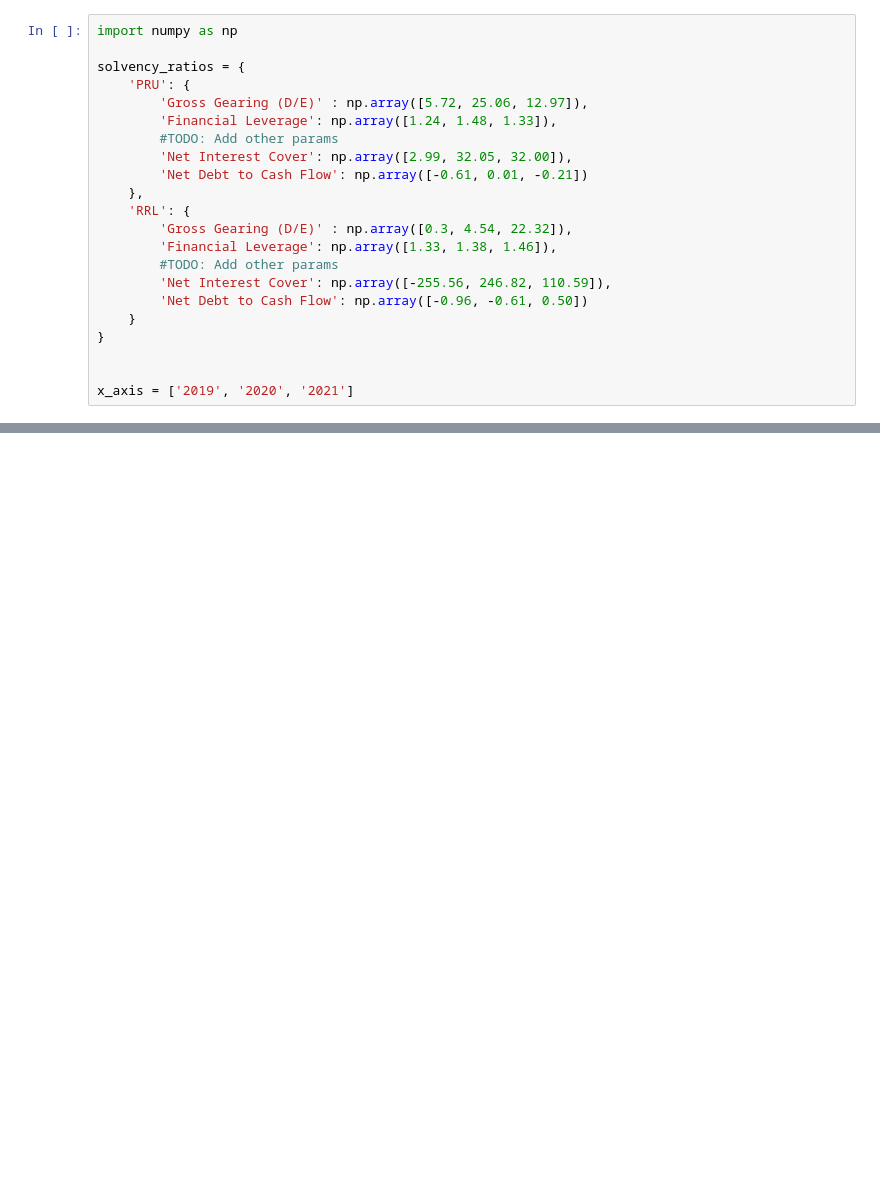
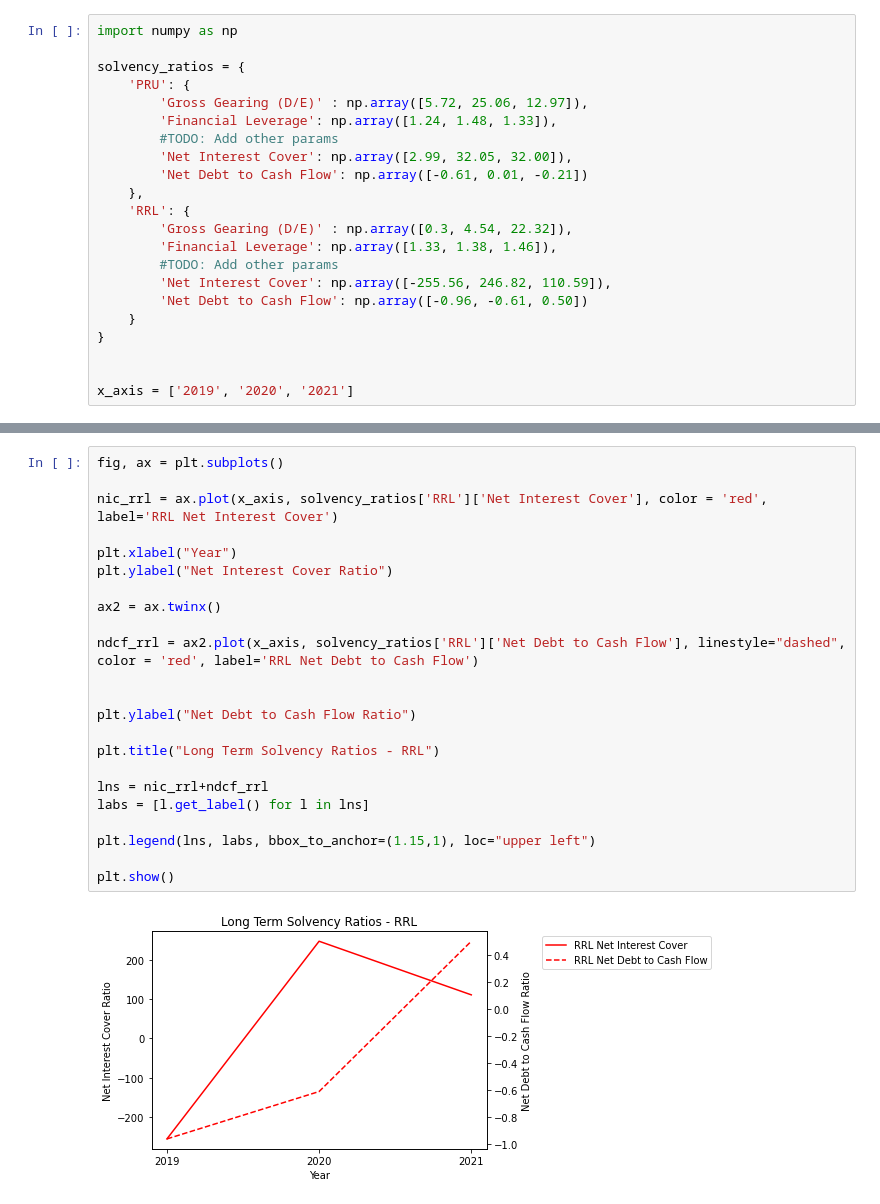
Before and after one commit to Aiden-Ziegelaar/ACCT5602-Analysis, a Jupyter notebook: Solvency/solvencyPlot.ipynb, the cells around one changed output, grey strips where cells are left out. Cells and saved outputs as stored; diff of their text form; blank space fills up the shorter version.

```diff
--- a/Solvency/solvencyPlot.ipynb
+++ b/Solvency/solvencyPlot.ipynb
@@ -52,3 +50,28 @@ plt.show()
+# %%
+fig, ax = plt.subplots()
+
+nic_rrl = ax.plot(x_axis, solvency_ratios['RRL']['Net Interest Cover'], color = 'red', label='RRL Net Interest Cover')
+
+plt.xlabel("Year")
+plt.ylabel("Net Interest Cover Ratio")
+
+ax2 = ax.twinx()
+
+ndcf_rrl = ax2.plot(x_axis, solvency_ratios['RRL']['Net Debt to Cash Flow'], linestyle="dashed", color = 'red', label='RRL Net Debt to Cash Flow')
+
+
+plt.ylabel("Net Debt to Cash Flow Ratio")
+
+plt.title("Long Term Solvency Ratios - RRL")
+
+lns = nic_rrl+ndcf_rrl
+labs = [l.get_label() for l in lns]
+
+plt.legend(lns, labs, bbox_to_anchor=(1.15,1), loc="upper left")
+
+plt.show()
+# %% [output]
+[figure, added]
 # %%
 fig, ax = plt.subplots()
 
```
Also changed, not shown: parts of 3 cells of this notebook.
